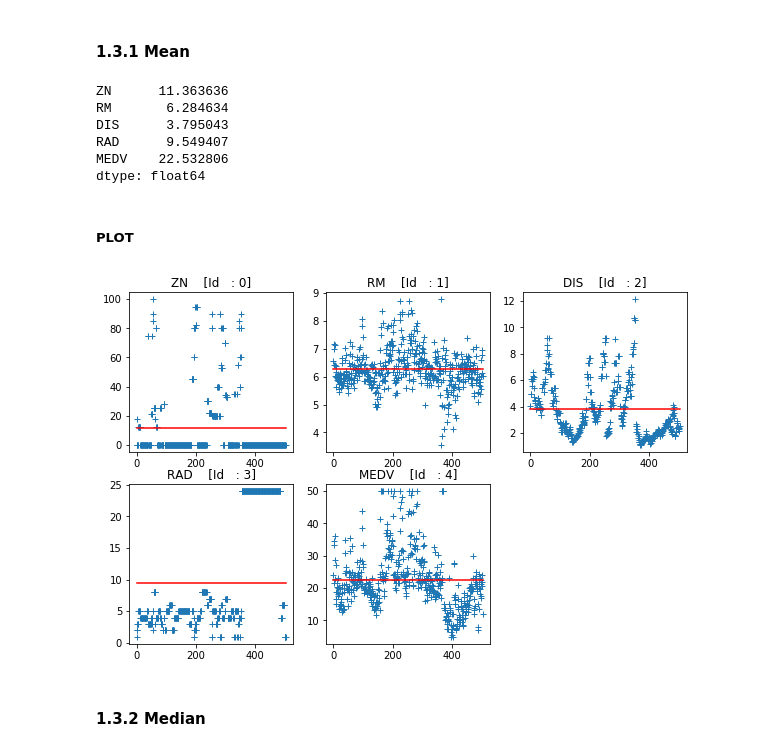
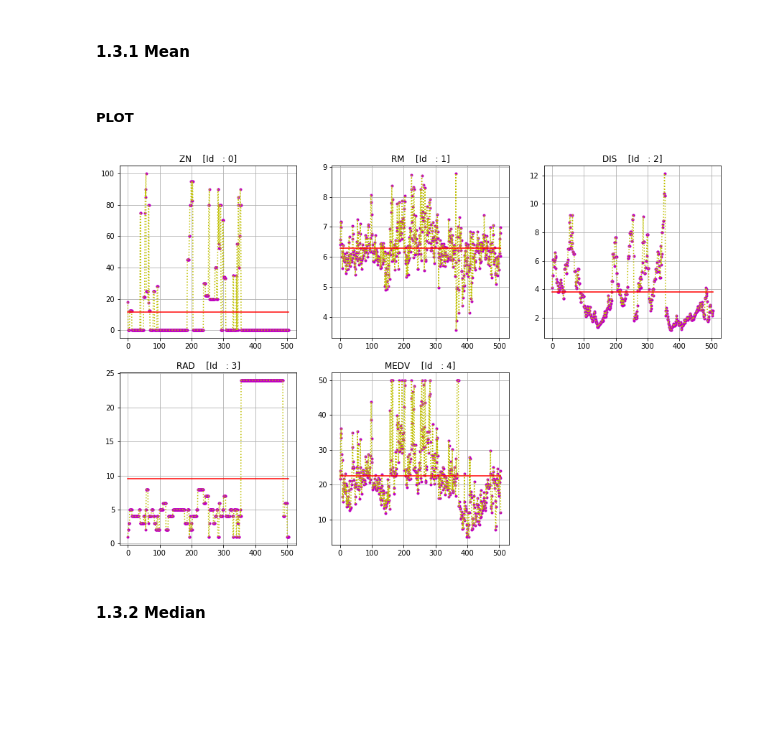
Before and after one commit to jahirmedinacs/datamining-p1, a Jupyter notebook: Practica1.ipynb, the cells around one changed output. Saved outputs shown, nothing was run; the diff lists cells and outputs as text; code cells hidden in the pictures; blank space fills up the shorter version.

```diff
--- a/Practica1.ipynb
+++ b/Practica1.ipynb
@@ -157,23 +170,18 @@ dummy_DataFrame_plotter(case_data_Boston,
 #### 1.3.1 Mean
 # %%
 mean_Boston = case_data_Boston.mean().copy()
-mean_Boston
-# %% [output]
-ZN      11.363636
-RM       6.284634
-DIS      3.795043
-RAD      9.549407
-MEDV    22.532806
-dtype: float64
 # %% [markdown]
 ##### PLOT
 # %%
 dummy_DataFrame_plotter(case_data_Boston,
-                        plot_style='+',
+                        plot_size=(15,15),
+                        mixed_style=True,
+                        plot_style=['m.', 'y:'],
+                        grid=True,
                         have_lines=True,
-                        constant_values=[mean_Boston]).show()
+                        constant_values=mean_Boston.values).show()
 # %% [output]
-[figure, old version]
+[figure, new version]
 # %% [markdown]
 #### 1.3.2 Median
 # %%
```
Also changed, not shown: parts of 53 cells of this notebook, 9 other files.
